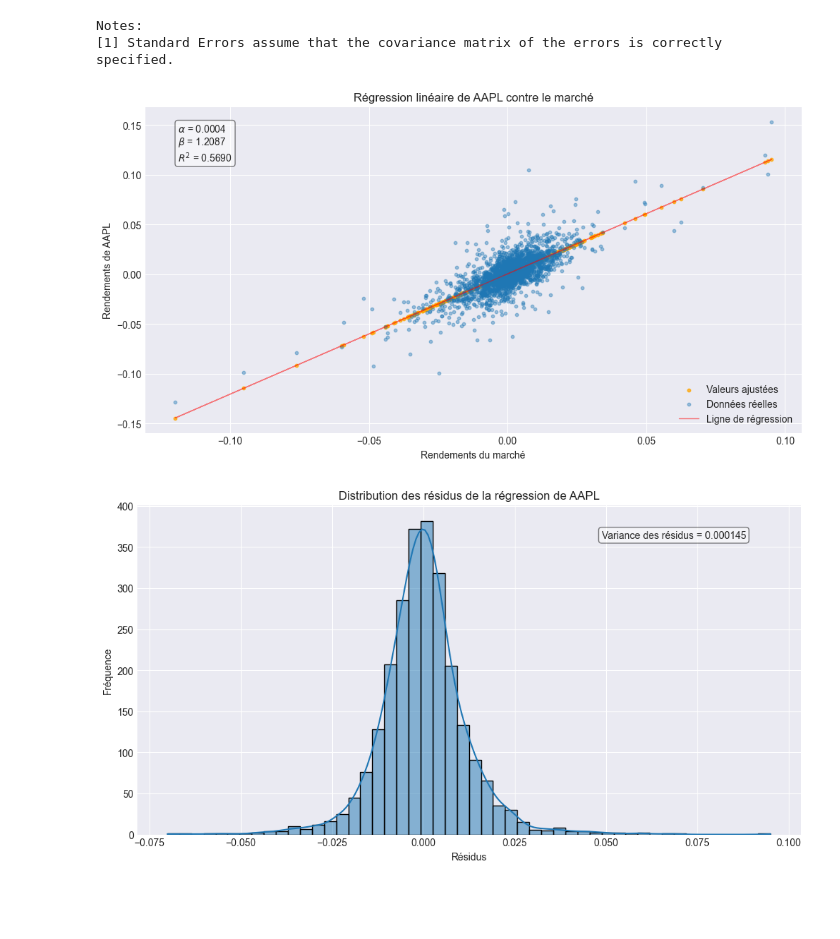
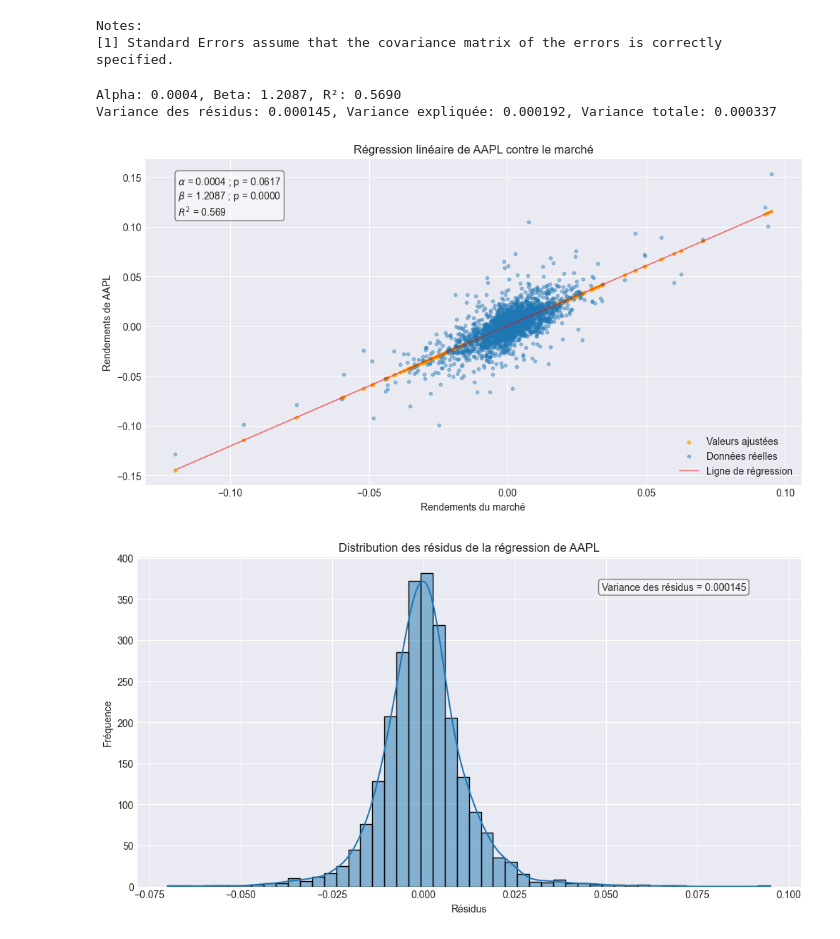
Before and after one commit to luca-dupont2/quant-101-workshops, a Jupyter notebook: 02_regression_alpha_beta/regression_alpha_beta.ipynb, the cells around one changed output. Cells and saved outputs as stored; diff of their text form; code cells hidden in the pictures; blank space fills up the shorter version.

```diff
--- a/02_regression_alpha_beta/regression_alpha_beta.ipynb
+++ b/02_regression_alpha_beta/regression_alpha_beta.ipynb
@@ -143,32 +143,45 @@ Notes:
 alpha = model.params['const']  # Alpha
 beta = model.params[market_ticker]  # Beta
 residuals = model.resid  # Résidus
-var_residuals = residuals.var()  # Variance des résidus
+
+var_residuals = model.mse_resid  # Variance des résidus
+var = beta**2 * returns[market_ticker].var()   # Variance expliquée
+total_var = returns[asset].var()  # Variance totale de l'actif
+
 R2 = model.rsquared  # R² du modèle
 p_values = model.pvalues  # Valeurs p pour les coefficients
 
 y_hat = model.fittedvalues  # Valeurs ajustées par le modèle
 
-# Graphique des rendements réels vs ajustés
-plt.figure(figsize=(12,6))
-plt.scatter(returns[market_ticker], y_hat, label='Valeurs ajustées', color='orange', alpha=0.75, s=10)
-plt.scatter(returns[market_ticker], y, label='Données réelles', alpha=0.4, s=10)
-plt.plot(returns[market_ticker], alpha + beta * returns[market_ticker], color='red', label='Ligne de régression', linewidth=1, alpha=0.5)
-plt.xlabel('Rendements du marché')
-plt.ylabel(f'Rendements de {asset}')
-plt.title(f'Régression linéaire de {asset} contre le marché')
-plt.text(0.05, 0.95, f'$\\alpha$ = {alpha:.4f}\n$\\beta$ = {beta:.4f}\n$R^2$ = {R2:.4f}', transform=plt.gca().transAxes, verticalalignment='top', bbox=dict(boxstyle='round', facecolor='white', alpha=0.5))
-plt.legend()
-plt.show()
-
-# Distribution des résidus
-plt.figure(figsize=(12,6))
-sns.histplot(residuals, bins=50, kde=True)
-plt.title(f'Distribution des résidus de la régression de {asset}')
-plt.text(0.7, 0.9, f'Variance des résidus = {var_residuals:.6f}', transform=plt.gca().transAxes, bbox=dict(boxstyle='round', facecolor='white', alpha=0.5))
-plt.xlabel('Résidus')
-plt.ylabel('Fréquence')
-plt.show()
+print(f"Alpha: {alpha:.4f}, Beta: {beta:.4f}, R²: {R2:.4f}")
+print(f"Variance des résidus: {var_residuals:.6f}, Variance expliquée: {var:.6f}, Variance totale: {total_var:.6f}")
 # %% [output]
-[figure, removed]
-[figure, removed]
+Alpha: 0.0004, Beta: 1.2087, R²: 0.5690
+Variance des résidus: 0.000145, Variance expliquée: 0.000192, Variance totale: 0.000337
+# %%
+# Graphique des rendements réels vs ajustés
+
+plt.figure(figsize=(12,6))
+plt.scatter(returns[market_ticker], y_hat, label='Valeurs ajustées', color='orange', alpha=0.75, s=10)
+plt.scatter(returns[market_ticker], y, label='Données réelles', alpha=0.4, s=10)
+plt.plot(returns[market_ticker], alpha + beta * returns[market_ticker], color='red', label='Ligne de régression', linewidth=1, alpha=0.5)
+plt.xlabel('Rendements du marché')
+plt.ylabel(f'Rendements de {asset}')
+plt.title(f'Régression linéaire de {asset} contre le marché')
+plt.text(0.05, 0.95, f'$\\alpha$ = {alpha:.4f} ; p = {p_values["const"]:.4f}\n$\\beta$ = {beta:.4f} ; p = {p_values[market_ticker]:.4f}\n$R^2$ = {R2:.3f}', transform=plt.gca().transAxes, verticalalignment='top', bbox=dict(boxstyle='round', facecolor='white', alpha=0.5))
+plt.legend()
+plt.show()
+# %% [output]
+[figure, added]
+# %%
+# Distribution des résidus
+
+plt.figure(figsize=(12,6))
+sns.histplot(residuals, bins=50, kde=True)
+plt.title(f'Distribution des résidus de la régression de {asset}')
+plt.text(0.7, 0.9, f'Variance des résidus = {var_residuals:.6f}', transform=plt.gca().transAxes, bbox=dict(boxstyle='round', facecolor='white', alpha=0.5))
+plt.xlabel('Résidus')
+plt.ylabel('Fréquence')
+plt.show()
+# %% [output]
+[figure, added]
```
Also changed, not shown: parts of 6 cells of this notebook.
